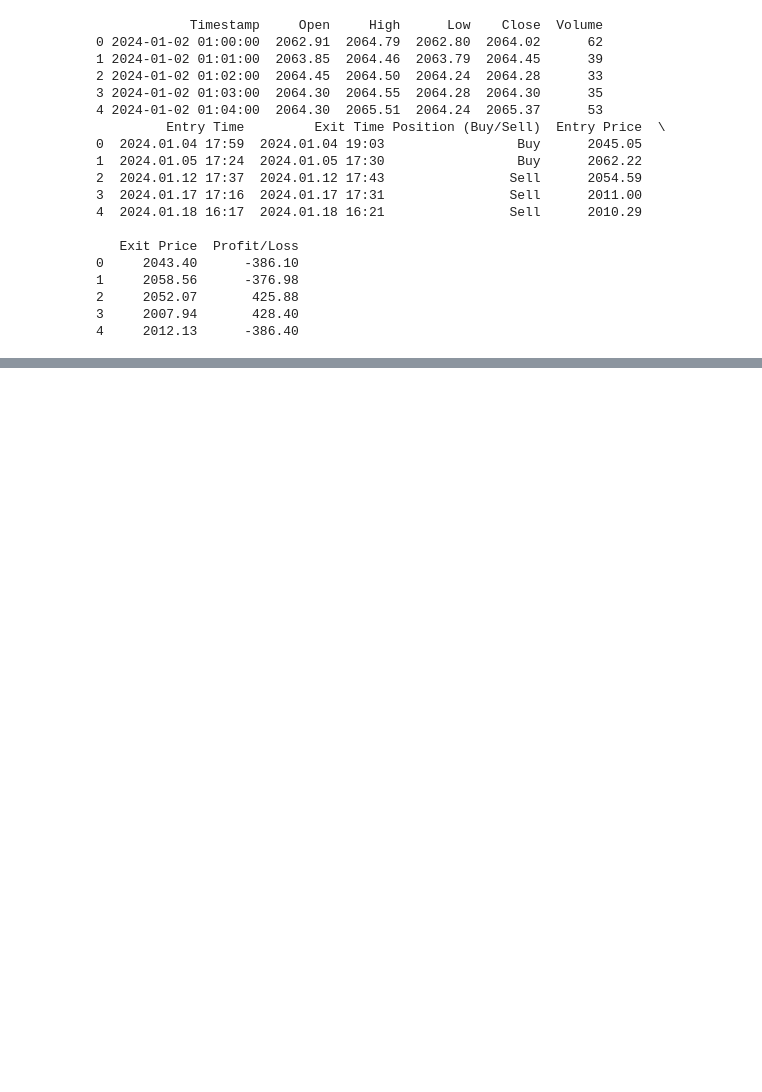
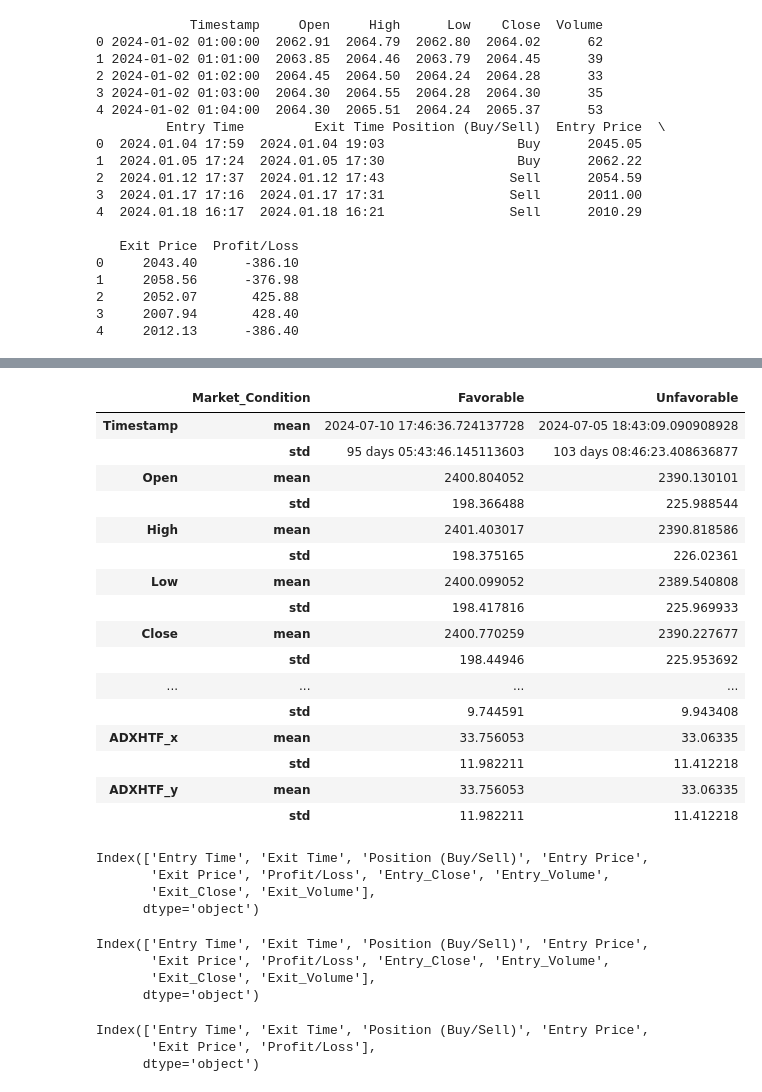
Before and after one commit to eleazarpsmr/notebook-colab, a Jupyter notebook: Model_EPS.ipynb, the cells around one changed output, grey strips where cells are left out. Cells and saved outputs as stored; diff of their text form; code cells hidden in the pictures; blank space fills up the shorter version.

```diff
--- a/Model_EPS.ipynb
+++ b/Model_EPS.ipynb
@@ -51,0 +318,10 @@ from google.colab import files
+# %%
+# Load ulang trade log
+df_trades = pd.read_excel('trade_history_2024.xlsx')
+
+# Pastikan kolom waktu dalam format datetime
+df_trades['Entry Time'] = pd.to_datetime(df_trades['Entry Time'])
+df_trades['Exit Time'] = pd.to_datetime(df_trades['Exit Time'])
+
+# Tampilkan beberapa baris pertama
+df_trades.head()
@@ -51,0 +335,17 @@ from google.colab import files
+# %%
+# Salin df untuk modifikasi
+df_labeled = df.copy()
+df_labeled['Market_Condition'] = np.nan  # Kolom baru untuk label
+
+# Loop setiap baris di trade log dan tandai bar entry
+for _, trade in df_trades.iterrows():
+    entry_time = pd.to_datetime(trade['Entry Time'])
+    pnl = trade['Profit/Loss']
+
+    # Temukan bar dengan timestamp == entry_time
+    idx = df_labeled[df_labeled['Timestamp'] == entry_time].index
+    if not idx.empty:
+        df_labeled.at[idx[0], 'Market_Condition'] = 'Favorable' if pnl >= 0 else 'Unfavorable'
+
+# Cek hasil label
+df_labeled['Market_Condition'].value_counts(dropna=False)
@@ -51,0 +359,27 @@ from google.colab import files
+# %%
+# Ambil subset data yang berlabel
+df_labeled_subset = df_labeled[df_labeled['Market_Condition'].notna()]
+
+# Hitung statistik deskriptif per kondisi
+summary_stats = df_labeled_subset.groupby('Market_Condition').agg(['mean', 'std'])
+
+# Tampilkan ringkasan
+summary_stats.T  # Transpose supaya lebih mudah dibaca
+# %% [output]
+|  | Market_Condition | Favorable | Unfavorable |
+| Timestamp | mean | 2024-07-10 17:46:36.724137728 | 2024-07-05 18:43:09.090908928 |
+|  | std | 95 days 05:43:46.145113603 | 103 days 08:46:23.408636877 |
+| Open | mean | 2400.804052 | 2390.130101 |
+|  | std | 198.366488 | 225.988544 |
+| High | mean | 2401.403017 | 2390.818586 |
+|  | std | 198.375165 | 226.02361 |
+| Low | mean | 2400.099052 | 2389.540808 |
+|  | std | 198.417816 | 225.969933 |
+| Close | mean | 2400.770259 | 2390.227677 |
+|  | std | 198.44946 | 225.953692 |
+| ... | ... | ... | ... |
+|  | std | 9.744591 | 9.943408 |
+| ADXHTF_x | mean | 33.756053 | 33.06335 |
+|  | std | 11.982211 | 11.412218 |
+| ADXHTF_y | mean | 33.756053 | 33.06335 |
+|  | std | 11.982211 | 11.412218 |
@@ -51,0 +425,7 @@ from google.colab import files
+# %%
+print(df_merged.columns)
+# %% [output]
+Index(['Entry Time', 'Exit Time', 'Position (Buy/Sell)', 'Entry Price',
+       'Exit Price', 'Profit/Loss', 'Entry_Close', 'Entry_Volume',
+       'Exit_Close', 'Exit_Volume'],
+      dtype='object')
@@ -51,0 +434,13 @@ from google.colab import files
+# %%
+print(df_merged.columns)
+# %% [output]
+Index(['Entry Time', 'Exit Time', 'Position (Buy/Sell)', 'Entry Price',
+       'Exit Price', 'Profit/Loss', 'Entry_Close', 'Entry_Volume',
+       'Exit_Close', 'Exit_Volume'],
+      dtype='object')
+# %%
+print(df_trades.columns)
+# %% [output]
+Index(['Entry Time', 'Exit Time', 'Position (Buy/Sell)', 'Entry Price',
+       'Exit Price', 'Profit/Loss'],
+      dtype='object')
```
Also changed, not shown: parts of 20 cells of this notebook.
